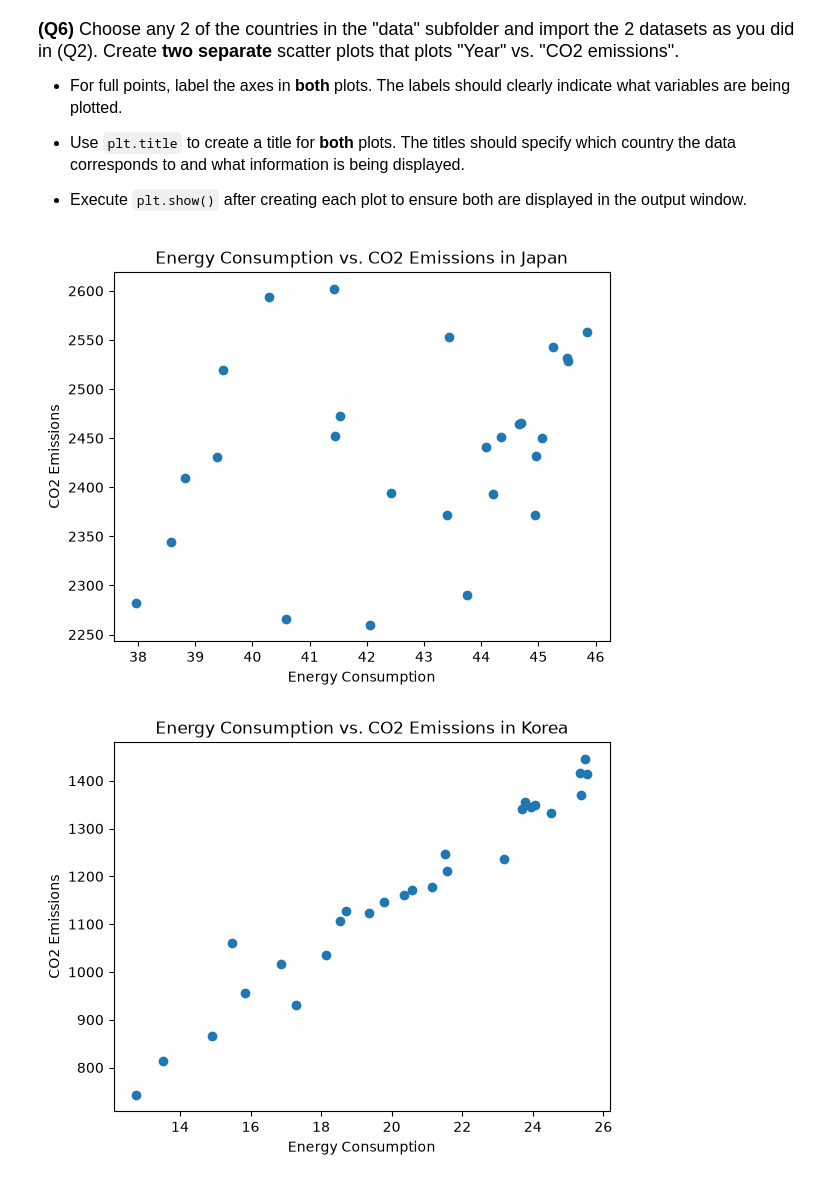
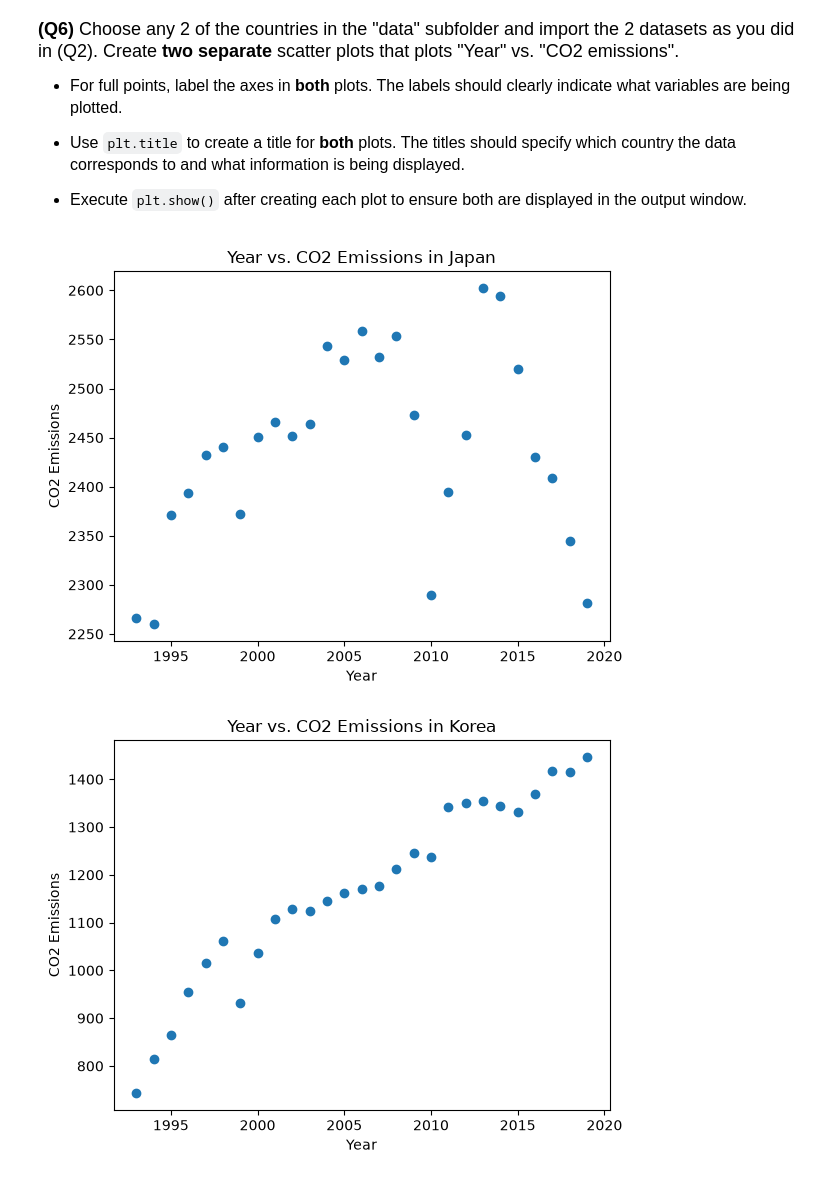
Before and after one commit to XintongIceyLi/datasci185fall2026, a Jupyter notebook: _assignments/assignment_2/Assignment2 copy.ipynb, the cells around one changed output. Drawn from its saved outputs; the diff is of its cells as text; code cells hidden in the pictures.

```diff
--- a/_assignments/assignment_2/Assignment2 copy.ipynb
+++ b/_assignments/assignment_2/Assignment2 copy.ipynb
@@ -151,19 +151,19 @@ plt.show()
 # %%
 # Write your answer
 
 japan_emissions = pd.read_csv("data/japan_emission.csv")
-plt.scatter(x = japan_emissions["Energy_consumption"], y = japan_emissions["CO2_emission"])
-plt.xlabel("Energy Consumption")
+plt.scatter(x = japan_emissions["Year"], y = japan_emissions["CO2_emission"])
+plt.xlabel("Year")
 plt.ylabel("CO2 Emissions")
-plt.title("Energy Consumption vs. CO2 Emissions in Japan")
+plt.title("Year vs. CO2 Emissions in Japan")
 plt.show()
 
 korea_emissions = pd.read_csv("data/korea_emission.csv")
-plt.scatter(x = korea_emissions["Energy_consumption"], y = korea_emissions["CO2_emission"])
-plt.xlabel("Energy Consumption")
+plt.scatter(x = korea_emissions["Year"], y = korea_emissions["CO2_emission"])
+plt.xlabel("Year")
 plt.ylabel("CO2 Emissions")
-plt.title("Energy Consumption vs. CO2 Emissions in Korea")
+plt.title("Year vs. CO2 Emissions in Korea")
 plt.show()
 # %% [output]
-[figure, old version]
+[figure, new version]
-[figure, old version]
+[figure, new version]
```
